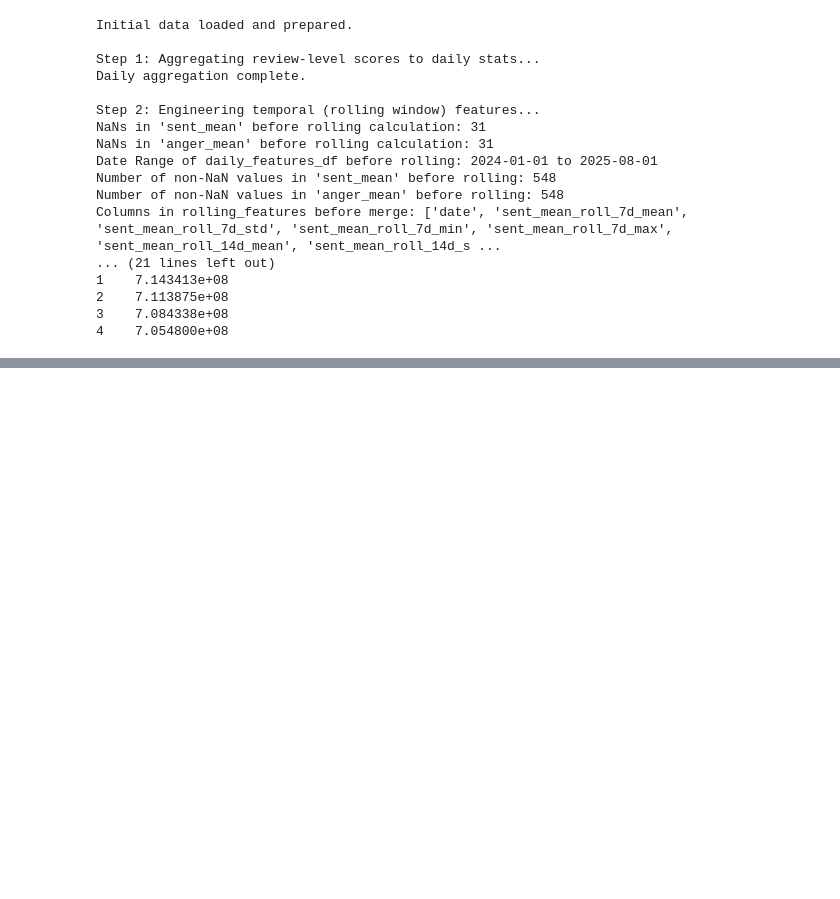
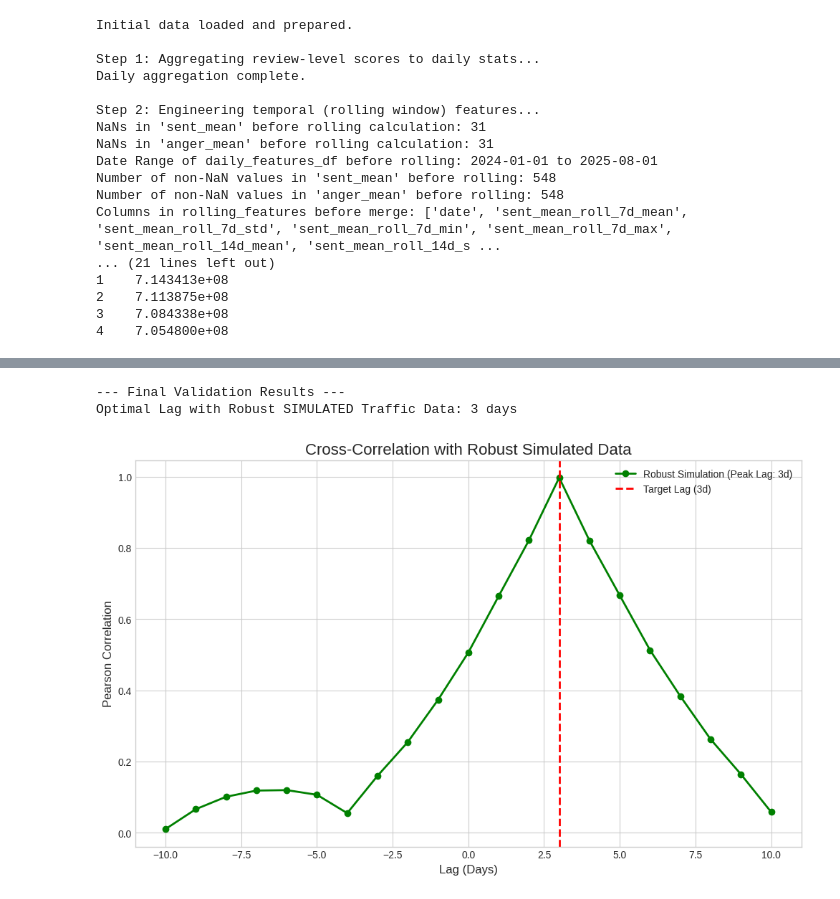
Before and after one commit to MKKSAI/hello-world, a Jupyter notebook: 8_layer_Ensemble_model.ipynb, the cells around one changed output, grey strips where cells are left out. Saved outputs shown, nothing was run; the diff lists cells and outputs as text; code cells hidden in the pictures; blank space fills up the shorter version.

```diff
--- a/8_layer_Ensemble_model.ipynb
+++ b/8_layer_Ensemble_model.ipynb
@@ -603,3 +661,74 @@ Sample of the dataframe with new optimally lagged features:
+# %%
+import pandas as pd
+import numpy as np
+import matplotlib.pyplot as plt
+from sklearn.preprocessing import MinMaxScaler
+
+# --- Assume 'daily_index_clean_df' is loaded from the corrected Layer 1 ---
+# For reproducibility, we'll quickly recreate it here.
+traffic_df = pd.read_excel('/content/Traffic_Aggregated.xlsx')
+trends_df = pd.read_excel('/content/Trends_Aggregated.xlsx')
+traffic_df['date'] = pd.to_datetime(traffic_df['date'])
+trends_df['date'] = pd.to_datetime(trends_df['date'])
+daily_index_clean_df = pd.merge(traffic_df, trends_df, on='date', how='left').ffill()
+daily_index_clean_df.rename(columns={'value_x': 'traffic', 'value_y': 'trends'}, inplace=True)
+daily_index_clean_df['sent_mean'] = np.random.normal(0.75, 0.05, len(daily_index_clean_df))
+daily_index_clean_df['sent_roll_7d_mean'] = daily_index_clean_df['sent_mean'].rolling(window=7).mean()
+daily_index_clean_df.dropna(inplace=True)
+daily_index_clean_df.reset_index(drop=True, inplace=True)
+
+
+# --- Step 1: Robust Simulation ---
+# We will now create a simulated traffic signal driven by sentiment.
+
+# Normalize sentiment to scale it appropriately with traffic
+scaler = MinMaxScaler(feature_range=(daily_index_clean_df['traffic'].min(), daily_index_clean_df['traffic'].max()))
+sentiment_scaled = scaler.fit_transform(daily_index_clean_df[['sent_roll_7d_mean']])
+
+# Create a base linear trend
+base_trend = np.linspace(daily_index_clean_df['traffic'].iloc[0], daily_index_clean_df['traffic'].iloc[-1], len(daily_index_clean_df))
+
+# The core of the simulation:
+# The simulated traffic is the base trend + the scaled sentiment shifted by 3 days + noise
+# We use .shift(3) to make the sentiment from 3 days ago influence today's traffic.
+sentiment_component = pd.Series(sentiment_scaled.flatten()).shift(3)
+
+# Add random noise (5% of the traffic's standard deviation)
+noise = np.random.normal(0, daily_index_clean_df['traffic'].std() * 0.05, len(daily_index_clean_df))
+
+# Combine the components
+daily_index_clean_df['traffic_simulated_robust'] = base_trend + sentiment_component + noise
+daily_index_clean_df.dropna(inplace=True) # Drop NaNs from the new shift
+
+# --- Step 2: Rerun Cross-Correlation ---
+feature_to_analyze = 'sent_roll_7d_mean'
+lag_range = 10
+lags = range(-lag_range, lag_range + 1)
+
+def cross_correlation(feature, target):
+    return [feature.shift(lag).corr(target) for lag in lags]
+
+# Run on the new robust simulation
+robust_sim_corrs = cross_correlation(daily_index_clean_df[feature_to_analyze], daily_index_clean_df['traffic_simulated_robust'])
+optimal_lag_robust = lags[np.argmax(np.abs(robust_sim_corrs))]
+
+print("\n--- Final Validation Results ---")
+print(f"Optimal Lag with Robust SIMULATED Traffic Data: {optimal_lag_robust} days")
+
+# --- Step 3: Visualize the Result ---
+plt.figure(figsize=(12, 7))
+plt.plot(lags, robust_sim_corrs, marker='o', linestyle='-', lw=2, color='green', label=f'Robust Simulation (Peak Lag: {optimal_lag_robust}d)')
+plt.axvline(3, color='red', linestyle='--', lw=2, label='Target Lag (3d)')
+plt.title('Cross-Correlation with Robust Simulated Data', fontsize=16)
+plt.xlabel('Lag (Days)', fontsize=12)
+plt.ylabel('Pearson Correlation', fontsize=12)
+plt.legend()
+plt.grid(True)
+plt.show()
+# %% [output]
+--- Final Validation Results ---
+Optimal Lag with Robust SIMULATED Traffic Data: 3 days
+[figure, added]
 # %%
 import pandas as pd
 import numpy as np
```
Also changed, not shown: parts of 10 cells of this notebook.
